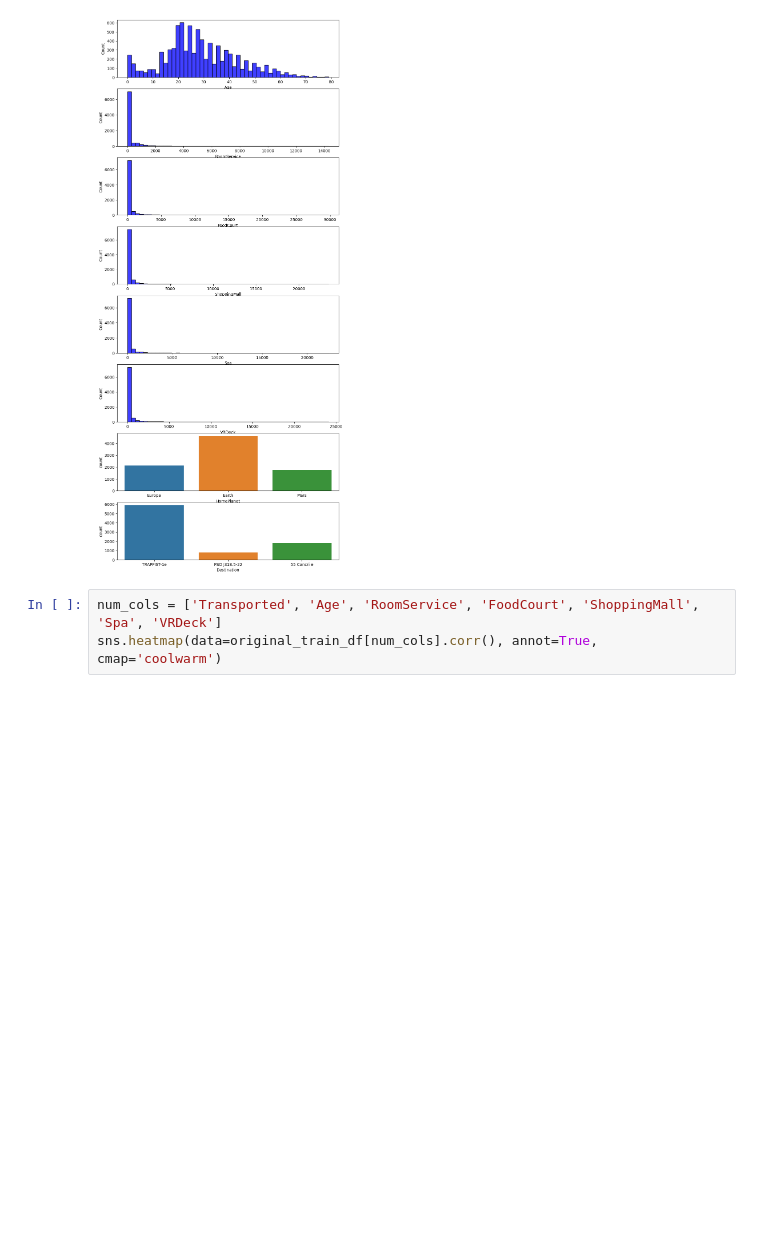
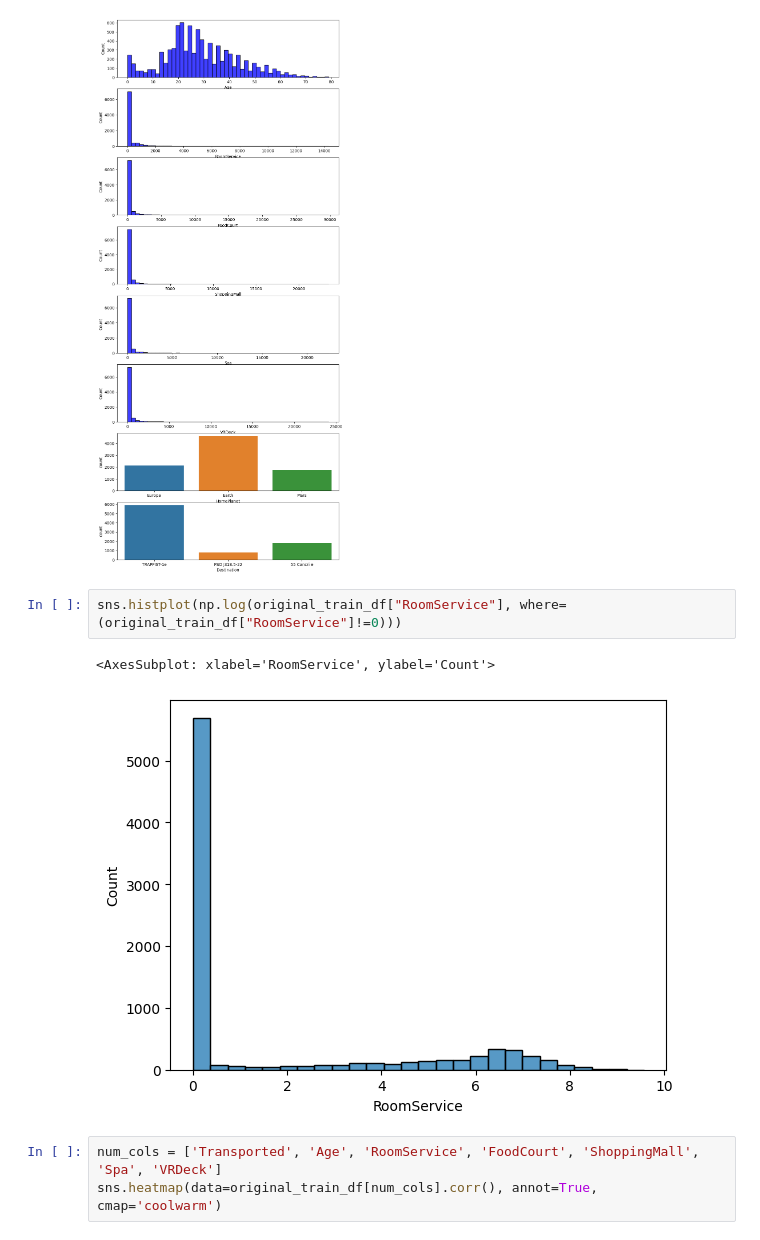
Before and after one commit to jaimesoroa/kaggle_spaceship-titanic, a Jupyter notebook: Notebook_Titanic.ipynb, the cells around one changed output. Cells and saved outputs as stored; diff of their text form; blank space fills up the shorter version.

```diff
--- a/Notebook_Titanic.ipynb
+++ b/Notebook_Titanic.ipynb
@@ -65,6 +65,11 @@ sns.countplot(x= original_train_df['HomePlanet'], ax=ax[6]);
 sns.countplot(x= original_train_df['Destination'], ax=ax[7]);
 # %% [output]
 [figure]
+# %%
+sns.histplot(np.log(original_train_df["RoomService"], where=(original_train_df["RoomService"]!=0)))
+# %% [output]
+<AxesSubplot: xlabel='RoomService', ylabel='Count'>
+[figure, added]
 # %%
 num_cols = ['Transported', 'Age', 'RoomService', 'FoodCourt', 'ShoppingMall', 'Spa', 'VRDeck']
 sns.heatmap(data=original_train_df[num_cols].corr(), annot=True, cmap='coolwarm')
```
Also changed, not shown: parts of 42 cells of this notebook, 4 other files.
